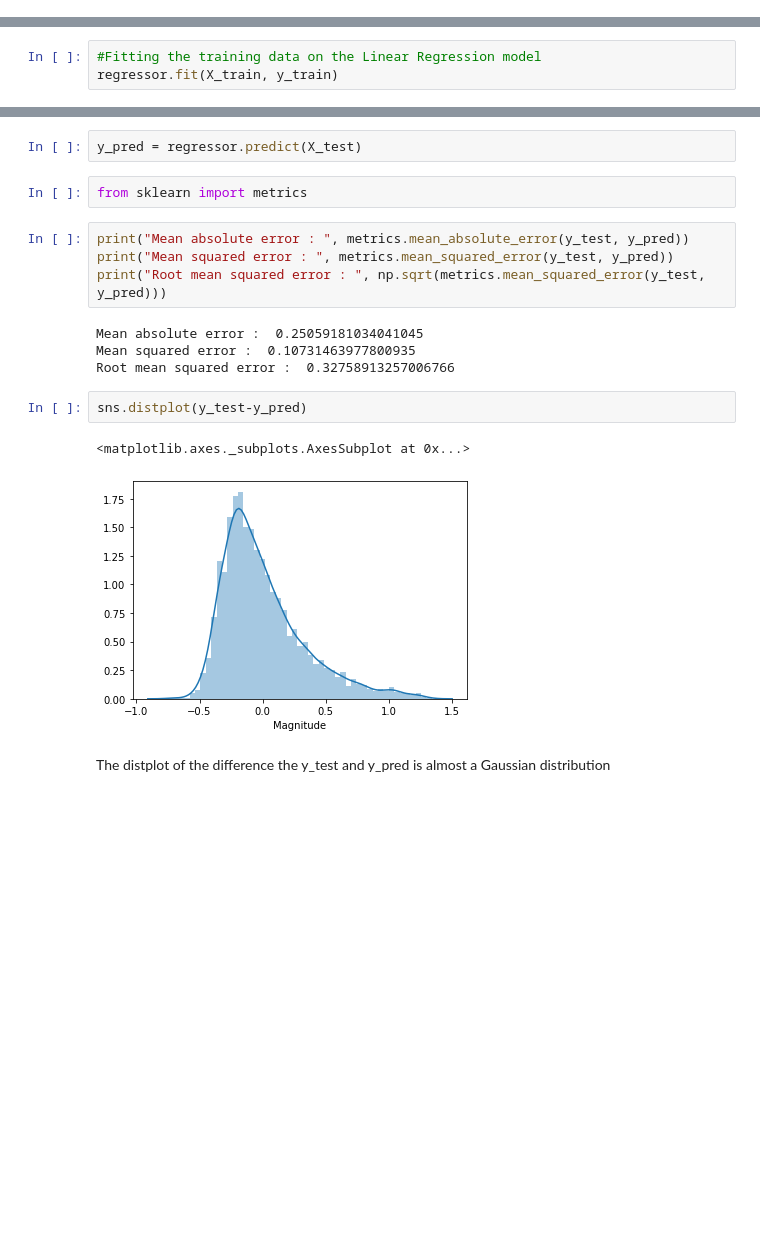
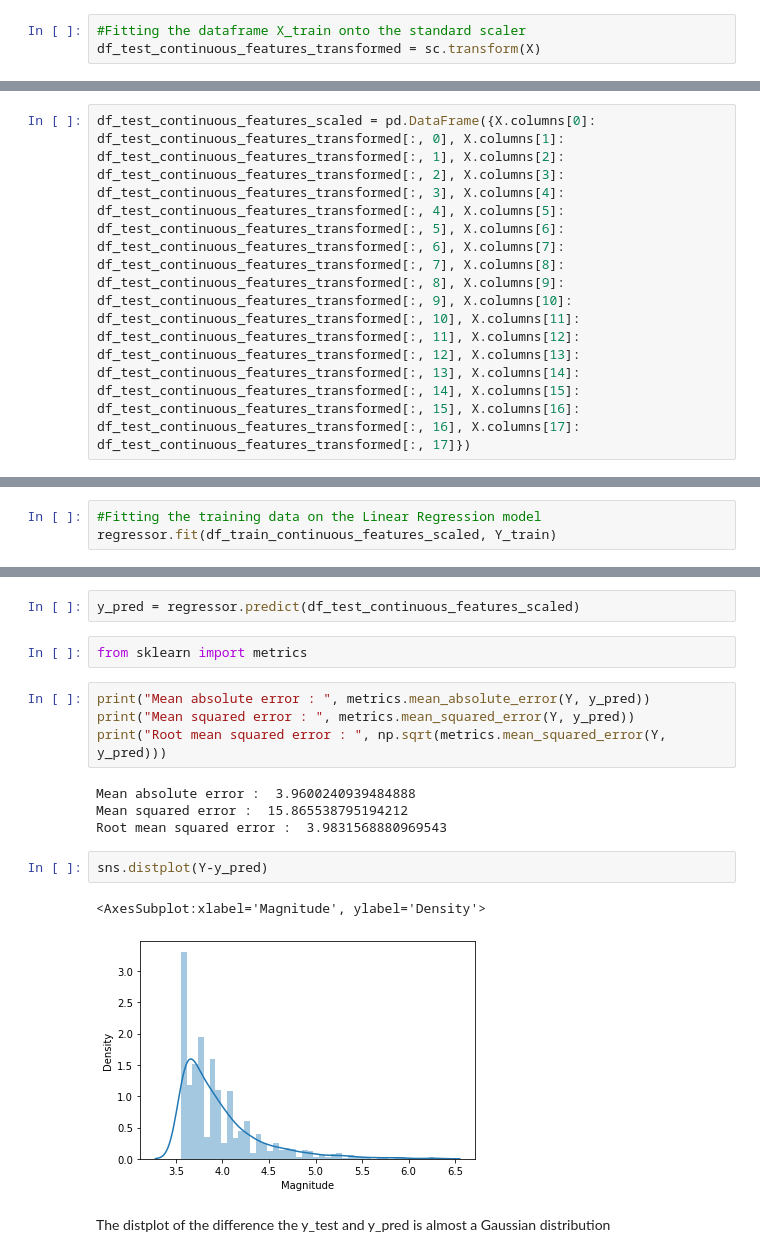
Before and after one commit to nipun1992/EarthquakeMagnitudePrediction, a Jupyter notebook: Earthquake_Prediction.ipynb, the cells around one changed output, grey strips where cells are left out. Drawn from its saved outputs; the diff is of its cells as text; blank space fills up the shorter version.

```diff
--- a/Earthquake_Prediction.ipynb
+++ b/Earthquake_Prediction.ipynb
@@ -962,0 +1041,3 @@ dtype: int64
+# %%
+#Fitting the dataframe X_train onto the standard scaler
+df_test_continuous_features_transformed = sc.transform(X)
@@ -962,0 +1060,2 @@ dtype: int64
+# %%
+df_test_continuous_features_scaled = pd.DataFrame({X.columns[0]: df_test_continuous_features_transformed[:, 0], X.columns[1]: df_test_continuous_features_transformed[:, 1], X.columns[2]: df_test_continuous_features_transformed[:, 2], X.columns[3]: df_test_continuous_features_transformed[:, 3], X.columns[4]: df_test_continuous_features_transformed[:, 4], X.columns[5]: df_test_continuous_features_transformed[:, 5], X.columns[6]: df_test_continuous_features_transformed[:, 6], X.columns[7]: df_test_continuous_features_transformed[:, 7], X.columns[8]: df_test_continuous_features_transformed[:, 8], X.columns[9]: df_test_continuous_features_transformed[:, 9], X.columns[10]: df_test_continuous_features_transformed[:, 10], X.columns[11]: df_test_continuous_features_transformed[:, 11], X.columns[12]: df_test_continuous_features_transformed[:, 12], X.columns[13]: df_test_continuous_features_transformed[:, 13], X.columns[14]: df_test_continuous_features_transformed[:, 14], X.columns[15]: df_test_continuous_features_transformed[:, 15], X.columns[16]: df_test_continuous_features_transformed[:, 16], X.columns[17]: df_test_continuous_features_transformed[:, 17]})
@@ -970,7 +1083,7 @@ from sklearn.linear_model import LinearRegression
 regressor = LinearRegression()
 # %%
 #Fitting the training data on the Linear Regression model
-regressor.fit(X_train, y_train)
+regressor.fit(df_train_continuous_features_scaled, Y_train)
 # %% [output]
 LinearRegression()
 # %%
@@ -993,19 +1102,19 @@ array([-4.00714538e-04,  1.16843825e-04, -5.45923179e-03, -1.03360947e-01,
 # %%
-y_pred = regressor.predict(X_test)
+y_pred = regressor.predict(df_test_continuous_features_scaled)
 # %%
 from sklearn import metrics
 # %%
-print("Mean absolute error : ", metrics.mean_absolute_error(y_test, y_pred))
-print("Mean squared error : ", metrics.mean_squared_error(y_test, y_pred))
-print("Root mean squared error : ", np.sqrt(metrics.mean_squared_error(y_test, y_pred)))
+print("Mean absolute error : ", metrics.mean_absolute_error(Y, y_pred))
+print("Mean squared error : ", metrics.mean_squared_error(Y, y_pred))
+print("Root mean squared error : ", np.sqrt(metrics.mean_squared_error(Y, y_pred)))
 # %% [output]
-Mean absolute error :  0.25059181034041045
-Mean squared error :  0.10731463977800935
-Root mean squared error :  0.32758913257006766
+Mean absolute error :  3.9600240939484888
+Mean squared error :  15.865538795194212
+Root mean squared error :  3.9831568880969543
 # %%
-sns.distplot(y_test-y_pred)
+sns.distplot(Y-y_pred)
 # %% [output]
-<matplotlib.axes._subplots.AxesSubplot at 0x...>
+<AxesSubplot:xlabel='Magnitude', ylabel='Density'>
-[figure, old version]
+[figure, new version]
 # %% [markdown]
 The distplot of the difference the y_test and y_pred is almost a Gaussian distribution
```
Also changed, not shown: parts of 84 cells of this notebook.
